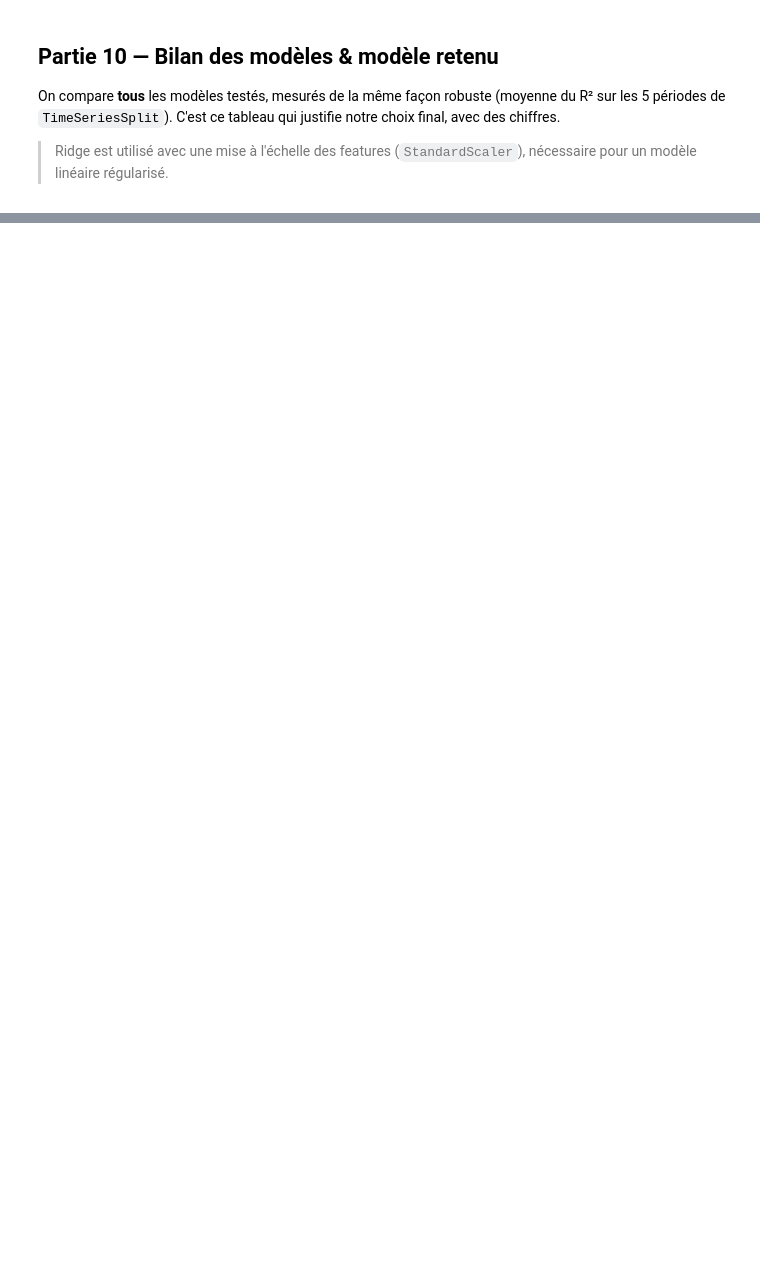
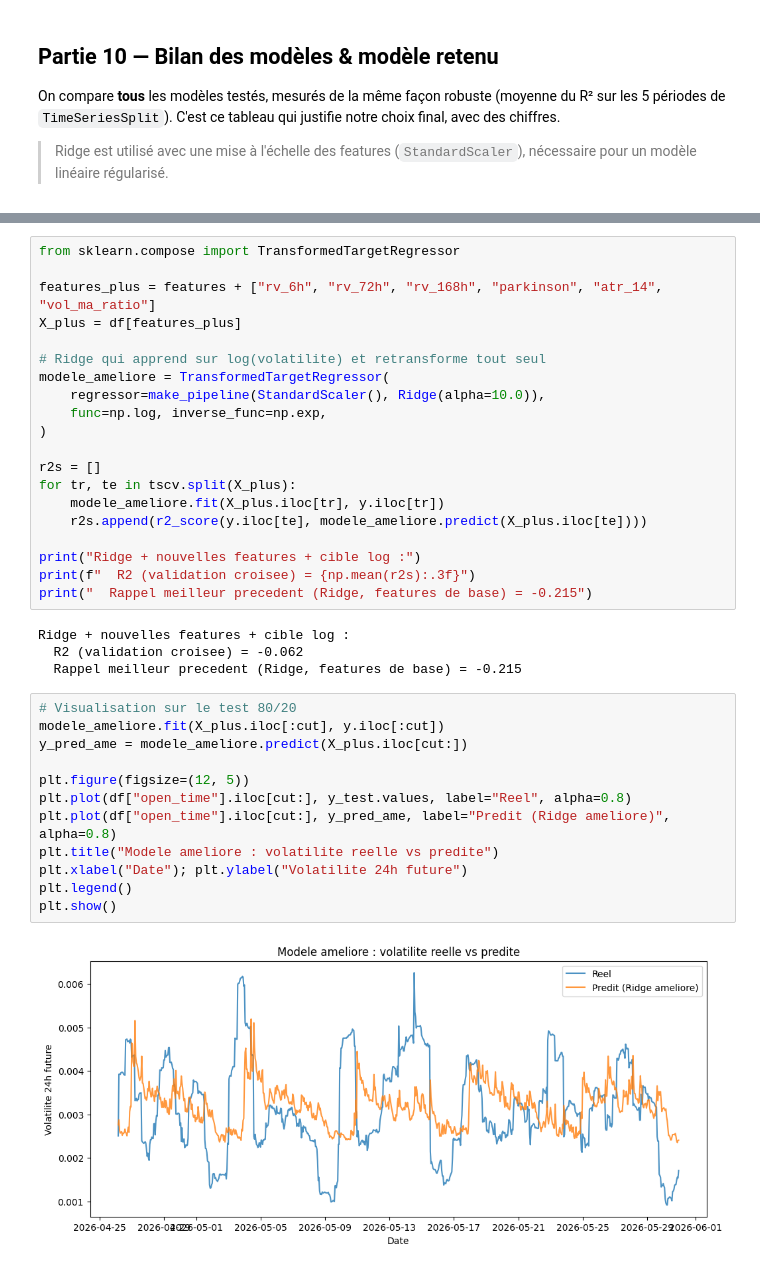
Before and after one commit to linaoueslati03/btc-volatility-project, a Jupyter notebook: notebooks/04_model.ipynb, the cells around one changed output, grey strips where cells are left out. Cells and saved outputs as stored; diff of their text form; blank space fills up the shorter version.

```diff
--- a/notebooks/04_model.ipynb
+++ b/notebooks/04_model.ipynb
@@ -361,0 +373,38 @@ R2 (validation croisee, 5 periodes) : -0.262
+# %%
+from sklearn.compose import TransformedTargetRegressor
+
+features_plus = features + ["rv_6h", "rv_72h", "rv_168h", "parkinson", "atr_14", "vol_ma_ratio"]
+X_plus = df[features_plus]
+
+# Ridge qui apprend sur log(volatilite) et retransforme tout seul
+modele_ameliore = TransformedTargetRegressor(
+    regressor=make_pipeline(StandardScaler(), Ridge(alpha=10.0)),
+    func=np.log, inverse_func=np.exp,
+)
+
+r2s = []
+for tr, te in tscv.split(X_plus):
+    modele_ameliore.fit(X_plus.iloc[tr], y.iloc[tr])
+    r2s.append(r2_score(y.iloc[te], modele_ameliore.predict(X_plus.iloc[te])))
+
+print("Ridge + nouvelles features + cible log :")
+print(f"  R2 (validation croisee) = {np.mean(r2s):.3f}")
+print("  Rappel meilleur precedent (Ridge, features de base) = -0.215")
+# %% [output]
+Ridge + nouvelles features + cible log :
+  R2 (validation croisee) = -0.062
+  Rappel meilleur precedent (Ridge, features de base) = -0.215
+# %%
+# Visualisation sur le test 80/20
+modele_ameliore.fit(X_plus.iloc[:cut], y.iloc[:cut])
+y_pred_ame = modele_ameliore.predict(X_plus.iloc[cut:])
+
+plt.figure(figsize=(12, 5))
+plt.plot(df["open_time"].iloc[cut:], y_test.values, label="Reel", alpha=0.8)
+plt.plot(df["open_time"].iloc[cut:], y_pred_ame, label="Predit (Ridge ameliore)", alpha=0.8)
+plt.title("Modele ameliore : volatilite reelle vs predite")
+plt.xlabel("Date"); plt.ylabel("Volatilite 24h future")
+plt.legend()
+plt.show()
+# %% [output]
+[figure, added]
```
Also changed, not shown: parts of 20 cells of this notebook, 2 other files.
